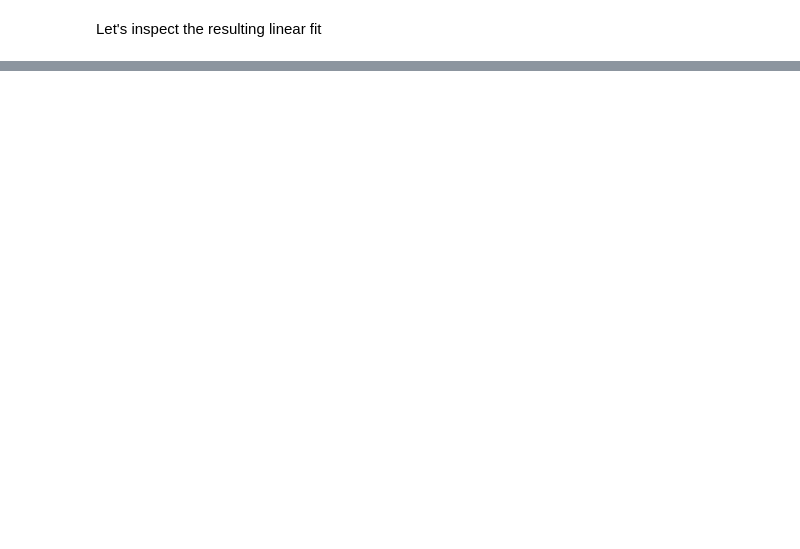
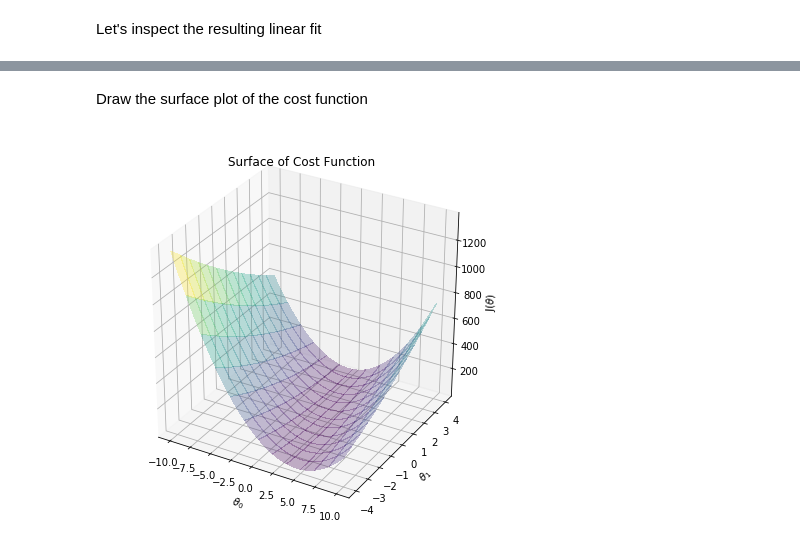
Before and after one commit to martinabeleda/Machine-Learning-Coursera, a Jupyter notebook: machine-learning/Exercise 1 - Linear Regression.ipynb, the cells around one changed output, grey strips where cells are left out. Saved outputs shown, nothing was run; the diff lists cells and outputs as text; code cells hidden in the pictures; blank space fills up the shorter version.

```diff
--- a/machine-learning/Exercise 1 - Linear Regression.ipynb
+++ b/machine-learning/Exercise 1 - Linear Regression.ipynb
@@ -160,0 +171,36 @@ plt.show()
+# %%
+# Grid over which we will calculate J
+theta0_vals = np.linspace(-10, 10, X.shape[0])
+theta1_vals = np.linspace(-4, 4, X.shape[0])
+
+# initialize J_vals to a matrix of 0's
+J_vals=np.array(np.zeros(X.shape[0]).T)
+
+for i in range(theta0_vals.size):
+    col = []
+    for j in range(theta1_vals.size):
+        t = np.array([theta0_vals[i],theta1_vals[j]])
+        col.append(computeCost(X, y, t.T))
+    J_vals=np.column_stack((J_vals,col))
+
+# Because of the way meshgrids work in the surf command, we need to
+# transpose J_vals before calling surf, or else the axes will be flipped
+J_vals = J_vals[:,1:].T
+
+
+theta0_vals, theta1_vals = np.meshgrid(theta0_vals, theta1_vals)
+# %% [markdown]
+Draw the surface plot of the cost function
+# %%
+# Surface plot
+fig = plt.figure(figsize=(7,7))
+ax = fig.gca(projection='3d')
+ax.set_title('Surface of Cost Function')
+ax.plot_surface(theta0_vals, theta1_vals, J_vals, rstride=8, cstride=8, alpha=0.3,
+                cmap=cm.viridis, linewidth=0, antialiased=False)
+ax.set_xlabel(r'$\theta_0$')
+ax.set_ylabel(r'$\theta_1$')
+ax.set_zlabel(r'J($\theta$)')
+plt.show()
+# %% [output]
+[figure, added]
```
Also changed, not shown: parts of 27 cells of this notebook, 1 other file.
